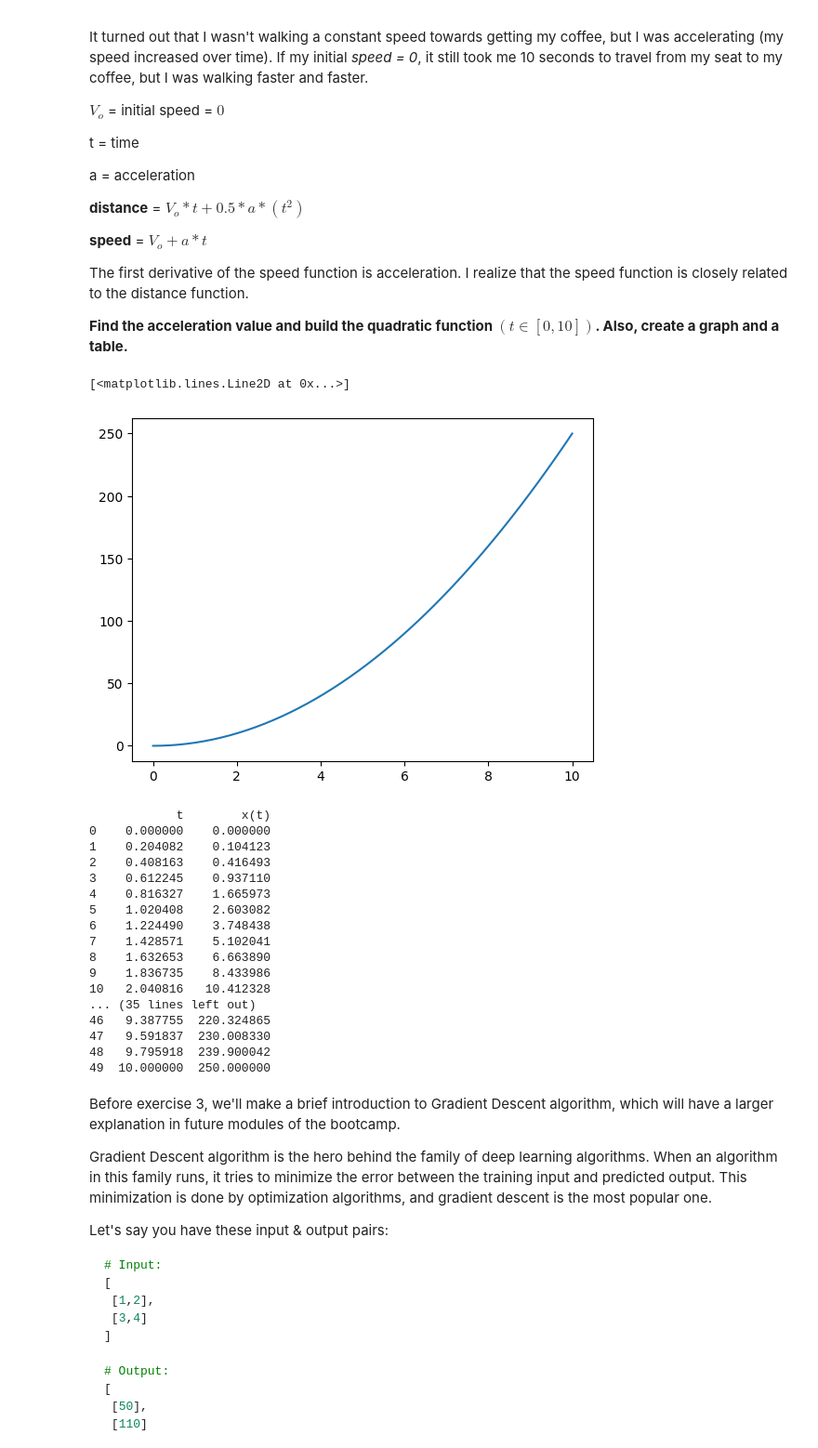
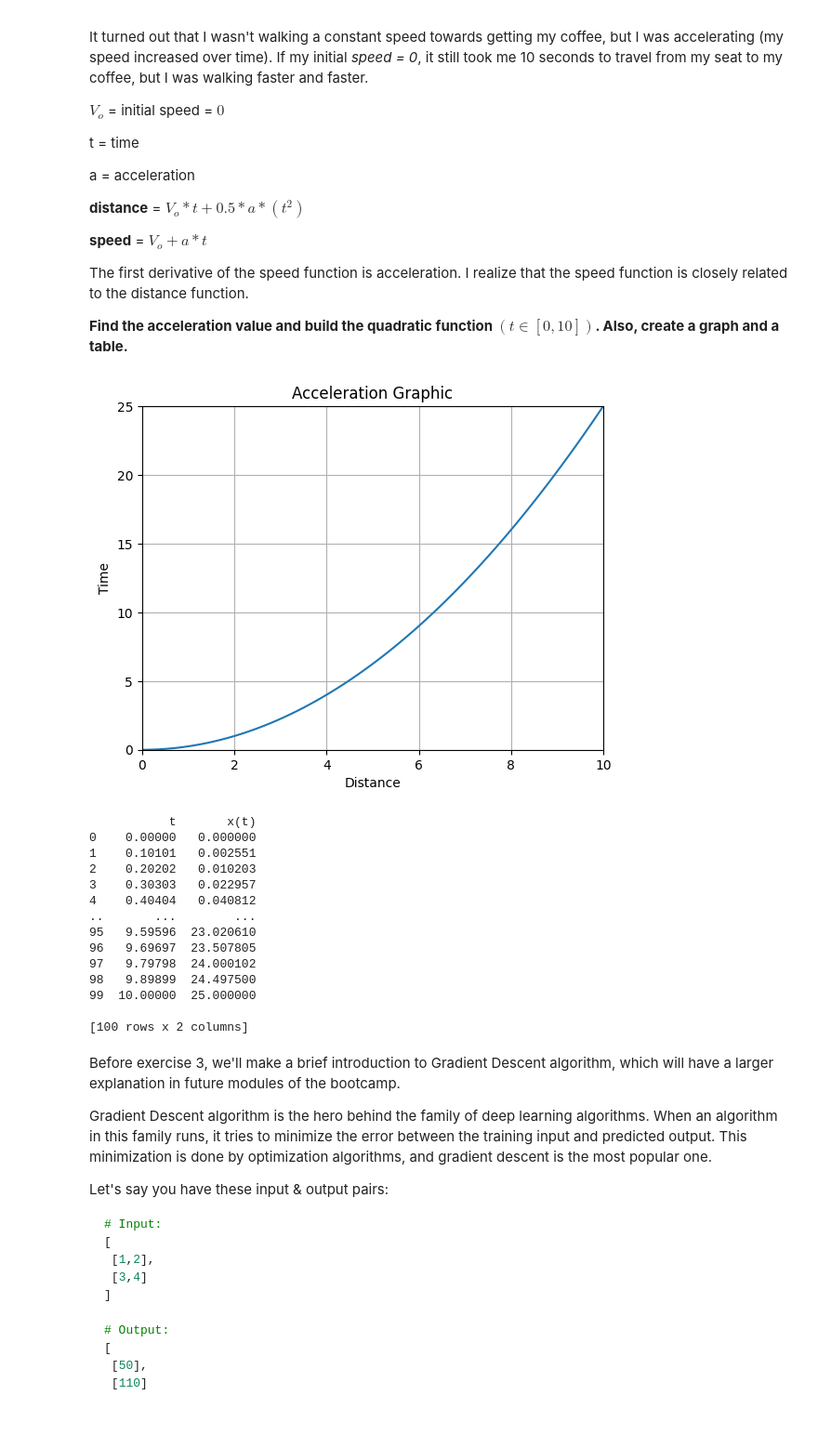
Before and after one commit to remelop03/calculus-and-algebra-problems-with-python, a Jupyter notebook: notebook/problems.ipynb, the cells around one changed output. Shown: that part at 93% size. Cells and saved outputs as stored; diff of their text form; code cells hidden in the pictures; blank space fills up the shorter version.

```diff
--- a/notebook/problems.ipynb
+++ b/notebook/problems.ipynb
@@ -71,44 +85,53 @@ The first derivative of the speed function is acceleration. I realize that the s
 
 **Find the acceleration value and build the quadratic function  $(t ∈ [0,10])$. Also, create a graph and a table.**
 # %%
+# import libraries
+import matplotlib.pyplot as plt
 import numpy as np
-import matplotlib.pyplot as plt
-
-"""""   x(t)=v_0*t+(1/2)*(a)*(t**2)
-        v_0=0
-        x_f=250
-        t_f=10
-        x(t)=(1/2)*(a)*(t**2)
-        a=5
-"""
-# Define and plot the quadratic funtion
-def x(t): return (1/2)*(5)*(t**2)
-plt.plot(t, x(t))
+import pandas as pd
-# %% [output]
-[<matplotlib.lines.Line2D at 0x...>]
-[figure, removed]
+# %%
+# Define variables and constans
+# v_0=0
+# x=(1/2)*a*t**2
+# a=(2*x)/(t**2)
+t=np.linspace(0,10,100)
+xf=25
+tf=10
+a =(2*xf)/(tf**2)
+# %%
+# Define the distance function
+def x(t): return (1/2)*(a)*(t**2)
+# %%
+# Plot the function
+plt.plot(t,x(t))
+plt.title('Acceleration Graphic')
+plt.xlabel('Distance')
+plt.ylabel('Time')
+plt.xlim(0,10)
+plt.ylim(0,25)
+plt.grid(True)
+plt.show()
+# %% [output]
+[figure, added]
 # %%
 # Create a DataFrame
 df2 = pd.DataFrame({'t': t, 'x(t)': x(t)})
 print(df2)
 # %% [output]
-            t        x(t)
-0    0.000000    0.000000
-1    0.204082    0.104123
-2    0.408163    0.416493
-3    0.612245    0.937110
-4    0.816327    1.665973
-5    1.020408    2.603082
-6    1.224490    3.748438
-7    1.428571    5.102041
-8    1.632653    6.663890
-9    1.836735    8.433986
-10   2.040816   10.412328
-... (35 lines left out)
-46   9.387755  220.324865
-47   9.591837  230.008330
-48   9.795918  239.900042
-49  10.000000  250.000000
+           t       x(t)
+0    0.00000   0.000000
+1    0.10101   0.002551
+2    0.20202   0.010203
+3    0.30303   0.022957
+4    0.40404   0.040812
+..       ...        ...
+95   9.59596  23.020610
+96   9.69697  23.507805
+97   9.79798  24.000102
+98   9.89899  24.497500
+99  10.00000  25.000000
+
+[100 rows x 2 columns]
 # %% [markdown]
 Before exercise 3, we'll make a brief introduction to Gradient Descent algorithm, which will have a larger explanation in future modules of the bootcamp.
 
```
Also changed, not shown: parts of 2 cells of this notebook.
